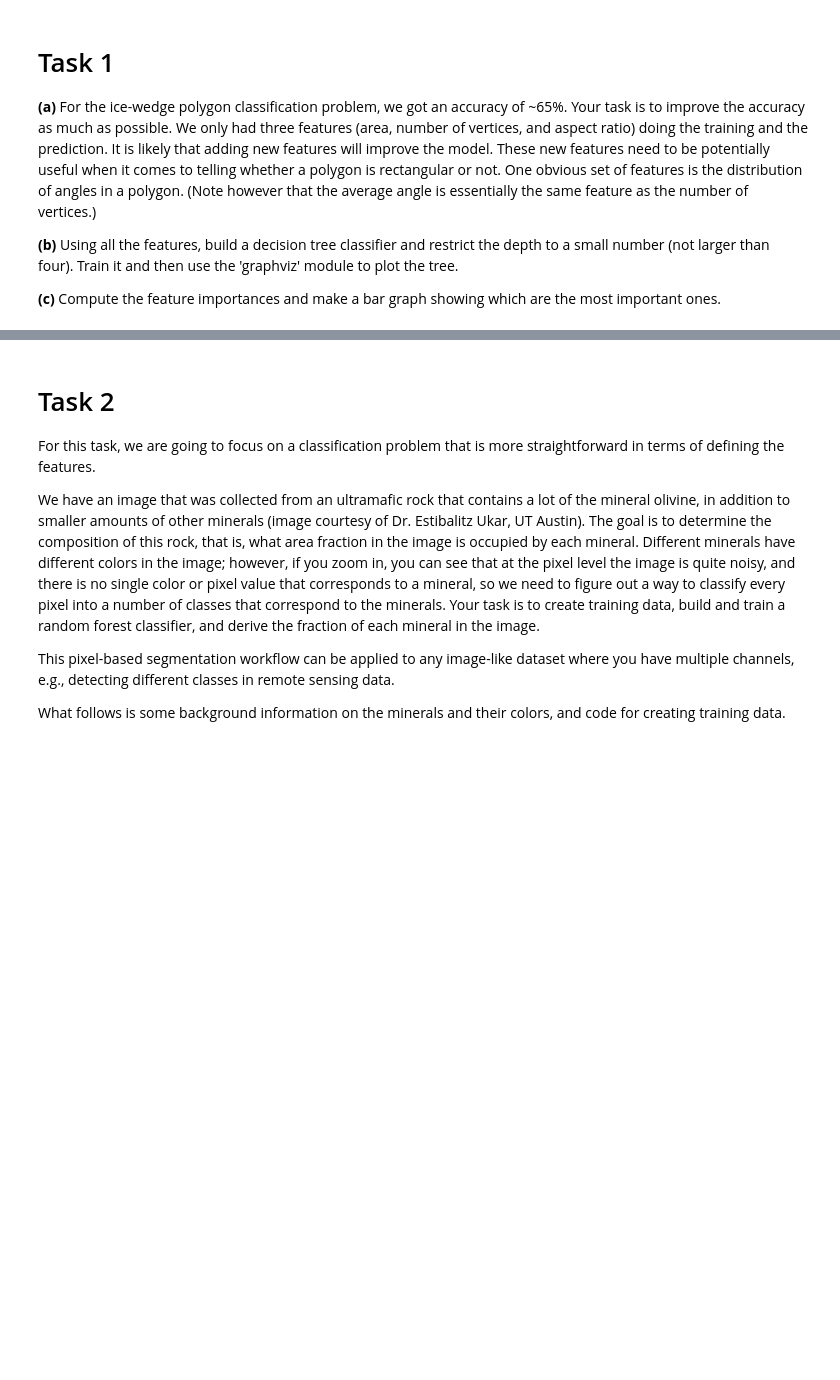
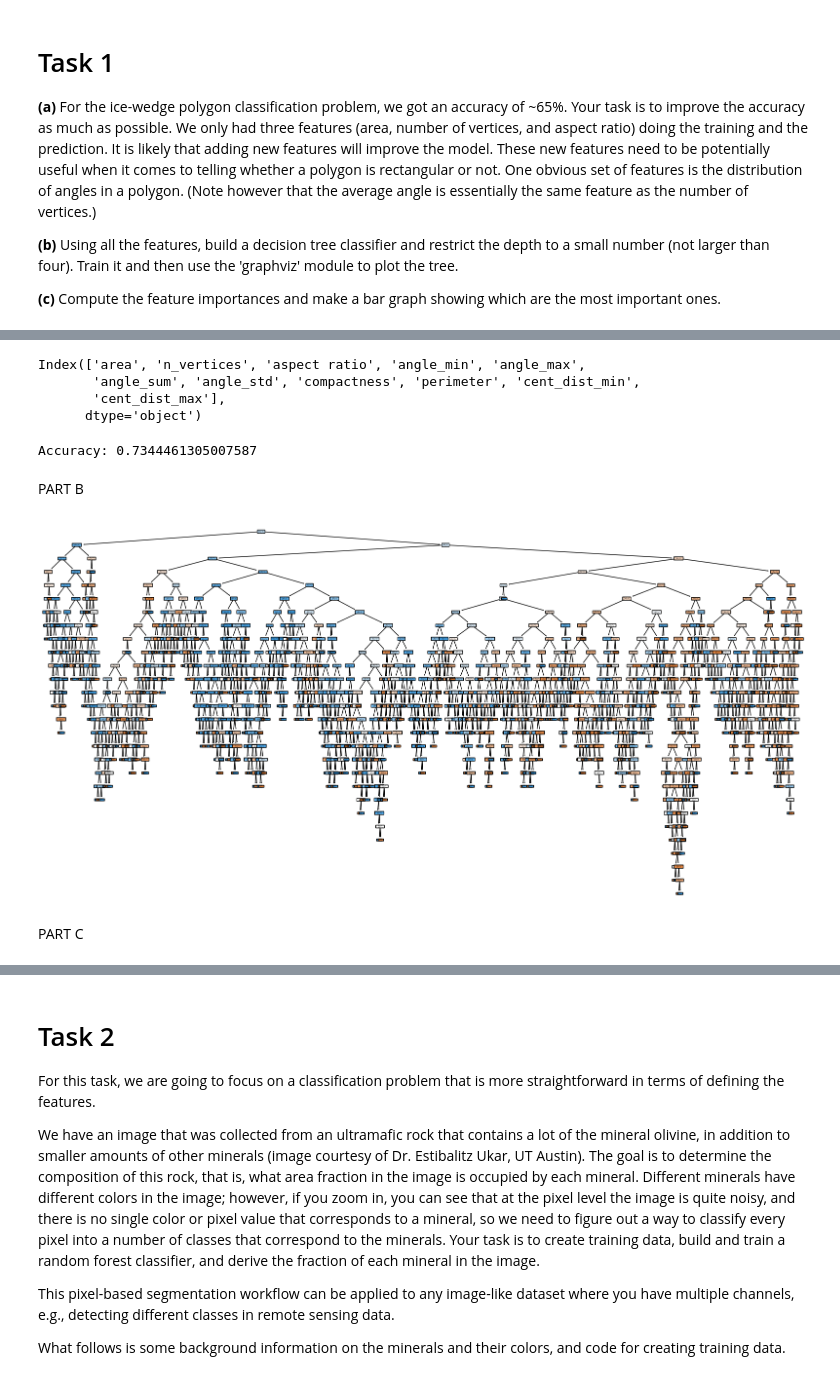
Before and after one commit to ejguenther/icesat2_topobathy, a Jupyter notebook: Decision_trees_Assignment03_Raster&Disaster.ipynb, the cells around one changed output, grey strips where cells are left out. Saved outputs shown, nothing was run; the diff lists cells and outputs as text; code cells hidden in the pictures; blank space fills up the shorter version.

```diff
--- a/Decision_trees_Assignment03_Raster&Disaster.ipynb
+++ b/Decision_trees_Assignment03_Raster&Disaster.ipynb
@@ -856,19 +902,20 @@ polys_training['compactness'] = (4* np.pi * polys_training['geometry'].iloc[:].a
 
 polys_training['perimeter'] = polys_training['geometry'].iloc[:].length
 # %%
+import math
+
 def centroid_dist(polygon):
     coords = list(polygon.exterior.coords)
-    centroid = polygon.ce
+    centroid = polygon.centroid
+    c_point = (centroid.x, centroid.y)
     if len(coords) < 4: return None # Needs at least 3 points + 1 for closing
 
-    angles = []
-    for i in range(len(coords) - 1):
-        # Three consecutive points for angle (p1-p2-p3)
-        p1 = np.array(coords[i-1])
-        p2 = np.array(coords[i])
-        p3 = np.array(coords[(i+1) % (len(coords)-1)])
+    dists = []
+    for i in range(len(coords)):
+      dist = math.dist(c_point, coords[i])
+      dists.append(dist)
 
-        # Vectors
-        v1 = p1 - p2
-        v2 = p3 - p2
+    min_dist = np.min(dists)
+    max_dist = np.max(dists)
+    return min_dist, max_dist
 # %%
@@ -876,3 +926,14 @@ print(polys_training['geometry'].iloc[0].centroid)
+# %%
+list_cent_dist_min = []
+list_cent_dist_max = []
+
+for i in range(0,len(polys_training)):
+  cent_dist_tuple = centroid_dist(polys_training['geometry'].iloc[i])
+  list_cent_dist_min.append(cent_dist_tuple[0])
+  list_cent_dist_max.append(cent_dist_tuple[1])
+
+polys_training['cent_dist_min'] = list_cent_dist_min
+polys_training['cent_dist_max'] = list_cent_dist_max
 # %%
 
 x = polys_training.drop(['type', 'geometry'], axis=1)  # Features (independent variables)
@@ -888,7 +949,16 @@ y_test_encoded = le.transform(y_test)
 
 # Create the Random Forest Classifier
 rf = RandomForestClassifier(n_estimators=1000, random_state=42)
+# %%
+feature_list = x.columns
+# %% [output]
+Index(['area', 'n_vertices', 'aspect ratio', 'angle_min', 'angle_max',
+       'angle_sum', 'angle_std', 'compactness', 'perimeter', 'cent_dist_min',
+       'cent_dist_max'],
+      dtype='object')
 # %%
+
+
 # Train the model
 rf.fit(X_train, y_train_encoded)
 
@@ -898,6 +968,10 @@ y_pred = rf.predict(X_test)
 # Evaluate the model
 accuracy = accuracy_score(y_test_encoded, y_pred)
 print("Accuracy:", accuracy)
+# %% [output]
+Accuracy: 0.7344461305007587
+# %% [markdown]
+PART B
 # %%
 estimator = rf.estimators_[0]
 
@@ -922,3 +996,18 @@ graph = graphviz.Source(dot_data)
 
 # Display the graph (works well in Jupyter Notebook/Lab)
 graphn
+# %%
+from sklearn import tree
+
+# Select that specific tree
+single_tree = rf.estimators_[0]
+
+# Plot it
+tree.plot_tree(single_tree,
+               feature_names=feature_list,
+               filled=True,
+               rounded=True)
+# %% [output]
+[figure, added]
+# %% [markdown]
+PART C
```
Also changed, not shown: parts of 39 cells of this notebook.
